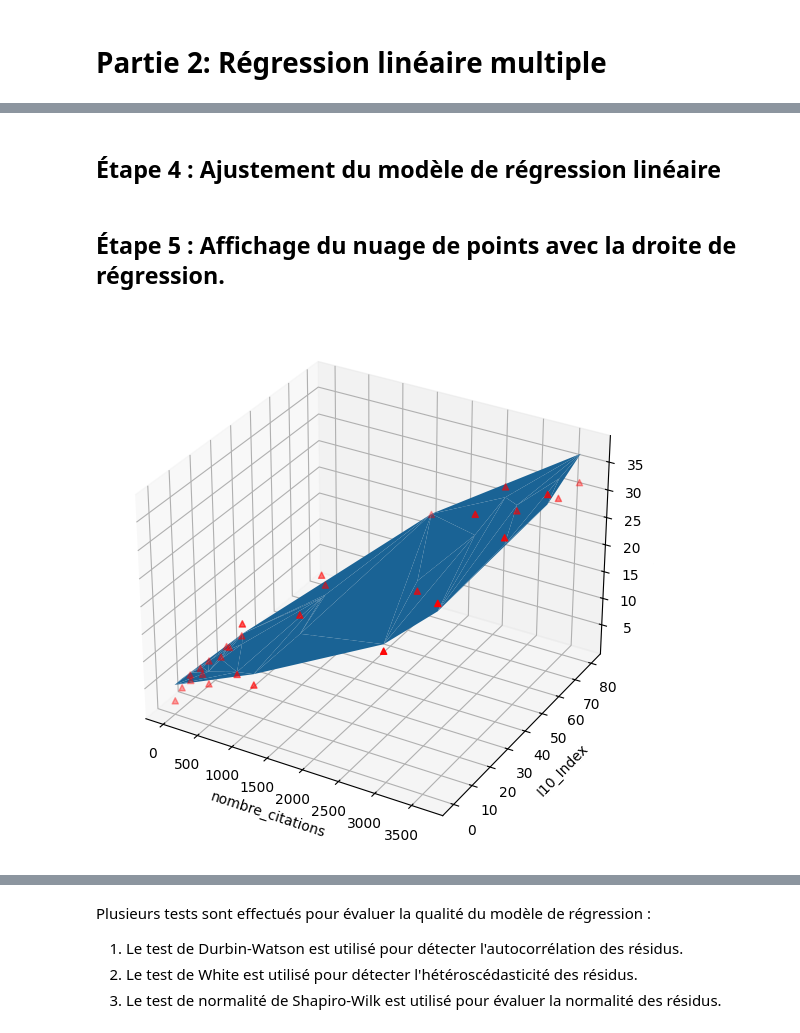
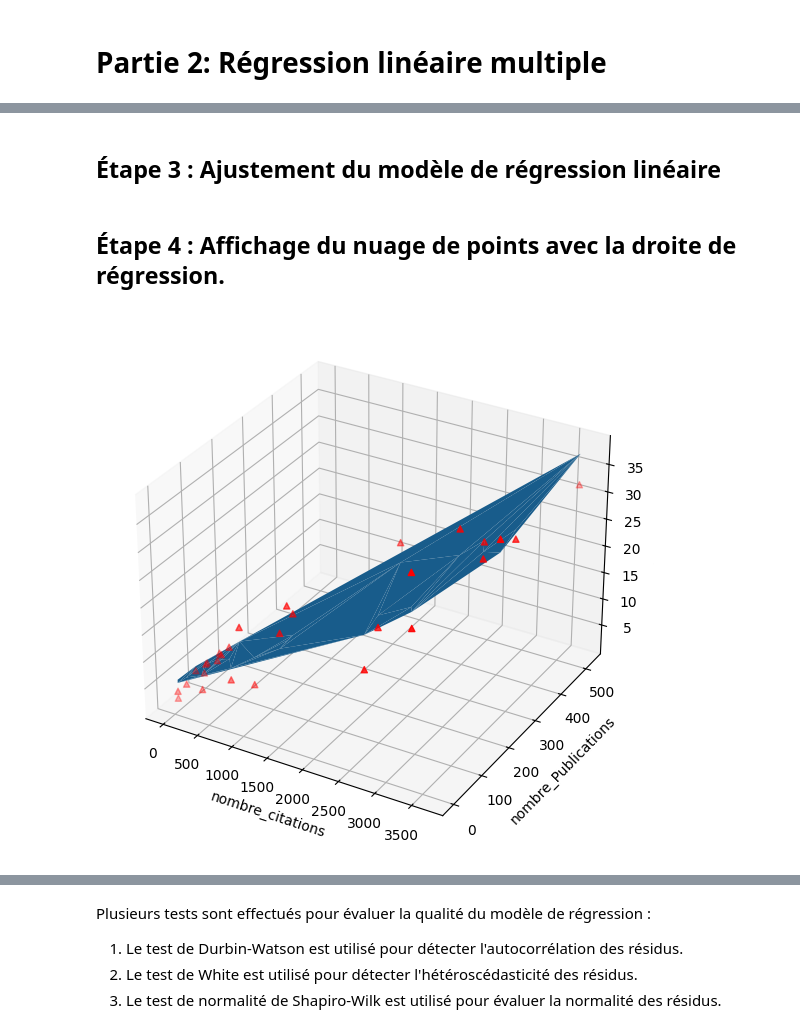
Before and after one commit to imad-oi/Projet_Scraping_Google_Scholar, a Jupyter notebook: scraping_regression.ipynb, the cells around one changed output, grey strips where cells are left out. Drawn from its saved outputs; the diff is of its cells as text; code cells hidden in the pictures.

Commit message:
Ajout de Régression linéaire

```diff
--- a/scraping_regression.ipynb
+++ b/scraping_regression.ipynb
@@ -336,6 +277,7 @@ Le modèle semble être statistiquement significatif, avec un R² de 0.697 indiq
 # %%
 # Récupérer l'ensemble des valeurs de la variable cible
 Y1 = df["H_Index"]
+
 # Récupérer les variables prédictives (on en a 2)
-X1 = df[['nombre_citations','I10_Index']]
+X1 = df[['nombre_citations','nombre_Publications']]
 # %% [markdown]
@@ -355,3 +300,3 @@ plt.show()
 # %% [markdown]
-## Étape 4 : Ajustement du modèle de régression linéaire
+## Étape 3 : Ajustement du modèle de régression linéaire
 # %%
@@ -358,30 +305,30 @@ plt.show()
 X = sm.add_constant(X1)
 model2 = sm.OLS(Y1, X).fit()
 # %% [markdown]
-## Étape 5 : Affichage du nuage de points avec la droite de régression.
+## Étape 4 : Affichage du nuage de points avec la droite de régression.
 # %%
 
 # Effectuez les prédictions
 Y_predict = model2.predict(X)
 
 # Créez une figure avec une taille personnalisée
 fig = plt.figure(figsize=(15, 10))
 
 # Ajoutez un sous-graphique 3D
 ax = fig.add_subplot(1, 2, 1, projection='3d')
 
 # Nuage de points avec les données réelles
-ax.scatter(df["nombre_citations"], df["I10_Index"], df["H_Index"], c='r', marker='^')
+ax.scatter(df["nombre_citations"], df["nombre_Publications"], df["H_Index"], c='r', marker='^')
 
 # Ajoutez des étiquettes aux axes
 ax.set_xlabel('nombre_citations')
-ax.set_ylabel('I10_Index')
+ax.set_ylabel('nombre_Publications')
 ax.set_zlabel('H_Index)')
 
 # Tracé de la surface triangulée avec les prédictions
-ax.plot_trisurf(df["nombre_citations"], df["I10_Index"], Y_predict)
+ax.plot_trisurf(df["nombre_citations"], df["nombre_Publications"], Y_predict)
 
 # Affichez la figure
 plt.show()
 # %% [output]
-[figure, old version]
+[figure, new version]
```
Also changed, not shown: parts of 34 cells of this notebook.
